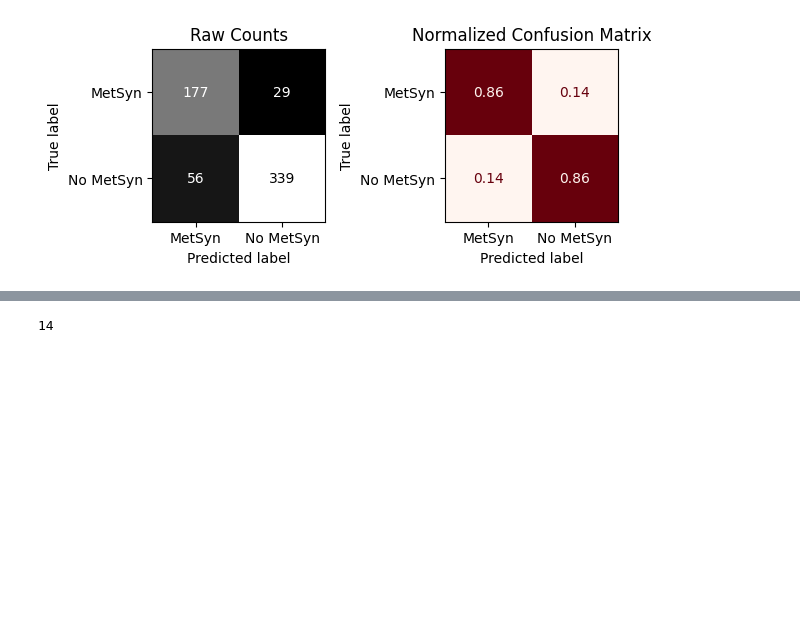
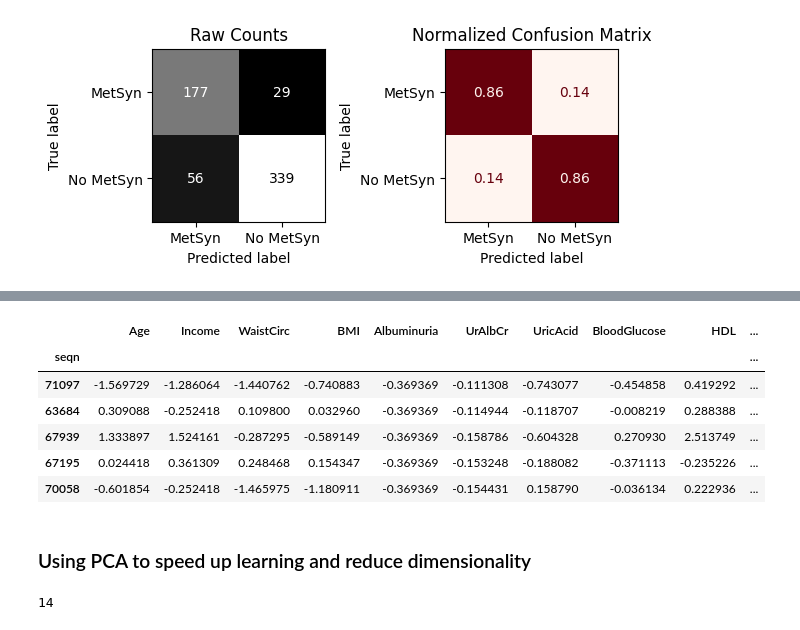
Before and after one commit to dimLMT/Metabolic-Syndrome-Forecast, a Jupyter notebook: part2.ipynb, the cells around one changed output, grey strips where cells are left out. Cells and saved outputs as stored; diff of their text form; code cells hidden in the pictures; blank space fills up the shorter version.

```diff
--- a/part2.ipynb
+++ b/part2.ipynb
@@ -117,3 +128,19 @@ weighted avg       0.87      0.86      0.86       601
+# %%
+X_train_tf= X_train_tf.rename({'Sex_Female':'Is_Female'}, axis=1)
+X_train_tf= X_train_tf.drop(['Sex_Male'], axis=1)
+X_test_tf= X_test_tf.rename({'Sex_Female':'Is_Female'}, axis=1)
+X_test_tf= X_test_tf.drop(['Sex_Male'], axis=1)
+X_test_tf.head()
+# %% [output]
+|  | Age | Income | WaistCirc | BMI | Albuminuria | UrAlbCr | UricAcid | BloodGlucose | HDL | ... |
+| seqn |  |  |  |  |  |  |  |  |  | ... |
+| 71097 | -1.569729 | -1.286064 | -1.440762 | -0.740883 | -0.369369 | -0.111308 | -0.743077 | -0.454858 | 0.419292 | ... |
+| 63684 | 0.309088 | -0.252418 | 0.109800 | 0.032960 | -0.369369 | -0.114944 | -0.118707 | -0.008219 | 0.288388 | ... |
+| 67939 | 1.333897 | 1.524161 | -0.287295 | -0.589149 | -0.369369 | -0.158786 | -0.604328 | 0.270930 | 2.513749 | ... |
+| 67195 | 0.024418 | 0.361309 | 0.248468 | 0.154347 | -0.369369 | -0.153248 | -0.188082 | -0.371113 | -0.235226 | ... |
+| 70058 | -0.601854 | -0.252418 | -1.465975 | -1.180911 | -0.369369 | -0.154431 | 0.158790 | -0.036134 | 0.222936 | ... |
+# %% [markdown]
+### Using PCA to speed up learning and reduce dimensionality
 # %%
 from sklearn.decomposition import PCA
 # Instantiate Standard Scaler
```
Also changed, not shown: parts of 7 cells of this notebook.
